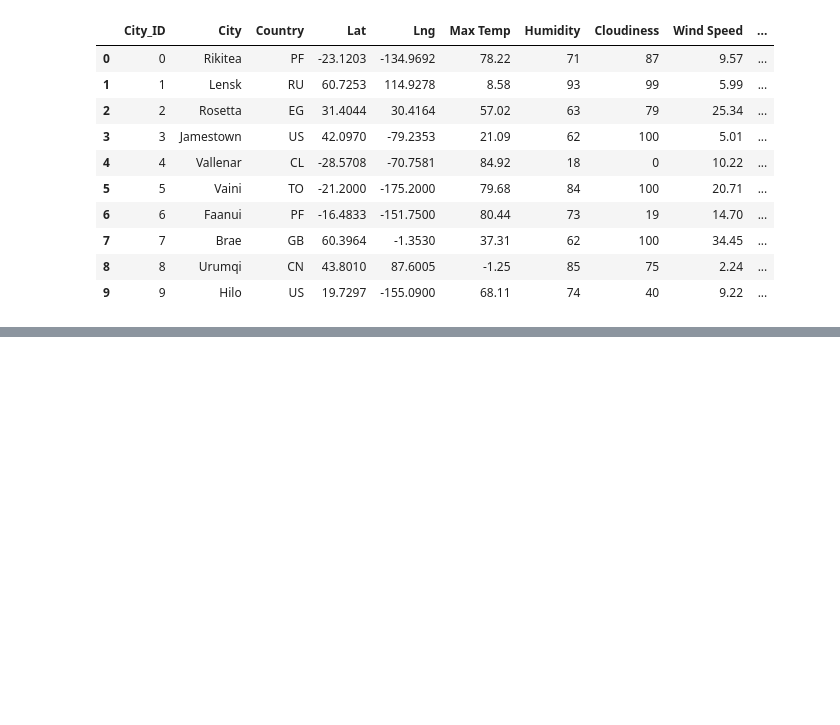
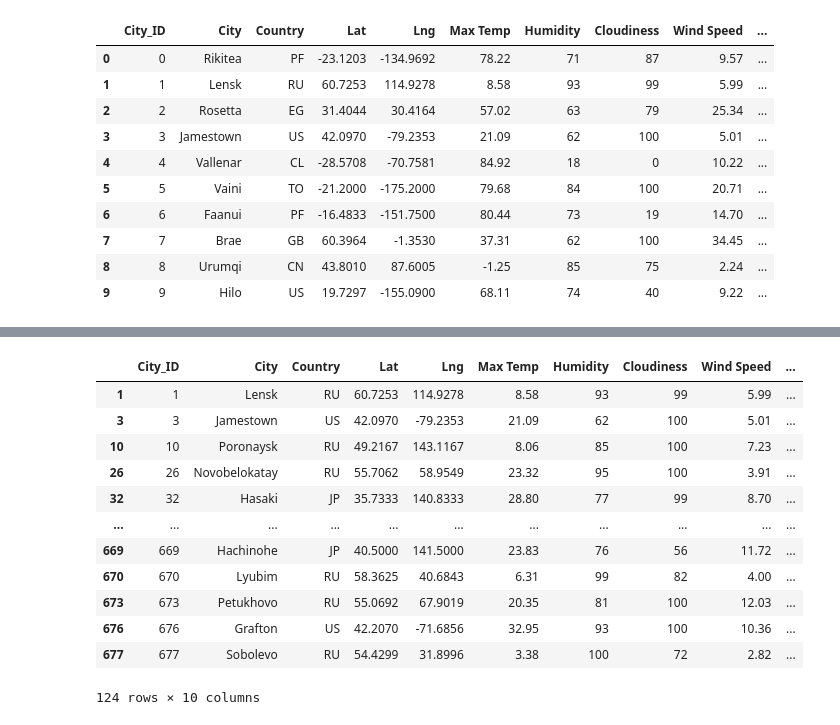
Before and after one commit to wilson-alexei/World_Weaather_Analysis-, a Jupyter notebook: Vacation_Search/Vacation_Search.ipynb, the cells around one changed output, grey strips where cells are left out. Drawn from its saved outputs; the diff is of its cells as text; code cells hidden in the pictures; blank space fills up the shorter version.

```diff
--- a/Vacation_Search/Vacation_Search.ipynb
+++ b/Vacation_Search/Vacation_Search.ipynb
@@ -29,3 +29,5 @@ city_data_df.head(10)
 | 9 | 9 | Hilo | US | 19.7297 | -155.0900 | 68.11 | 74 | 40 | 9.22 | ... |
 # %%
 # 2. Prompt the user to enter minimum and maximum temperature criteria
+min_temp = float(input("What is the minimum temperature you would like for your trip? "))
+max_temp = float(input("What is the maximum temperature you would like for your trip? "))
@@ -32,2 +37,5 @@ city_data_df.head(10)
 # %%
 # 3. Filter the city_data_df DataFrame using the input statements to create a new DataFrame using the loc method.
+preferred_cities_df = city_data_df.loc[(city_data_df["Max Temp"]<=max_temp) &
+                                       (city_data_df["Max Temp"]>min_temp)]
+preferred_cities_df.head(10)
@@ -36,4 +69,19 @@ city_data_df.head(10)
 # %%
 # 4b. Drop any empty rows and create a new DataFrame that doesn’t have empty rows.
+preferred_cities_df.dropna()
+# %% [output]
+|  | City_ID | City | Country | Lat | Lng | Max Temp | Humidity | Cloudiness | Wind Speed | ... |
+| 1 | 1 | Lensk | RU | 60.7253 | 114.9278 | 8.58 | 93 | 99 | 5.99 | ... |
+| 3 | 3 | Jamestown | US | 42.0970 | -79.2353 | 21.09 | 62 | 100 | 5.01 | ... |
+| 10 | 10 | Poronaysk | RU | 49.2167 | 143.1167 | 8.06 | 85 | 100 | 7.23 | ... |
+| 26 | 26 | Novobelokatay | RU | 55.7062 | 58.9549 | 23.32 | 95 | 100 | 3.91 | ... |
+| 32 | 32 | Hasaki | JP | 35.7333 | 140.8333 | 28.80 | 77 | 99 | 8.70 | ... |
+| ... | ... | ... | ... | ... | ... | ... | ... | ... | ... | ... |
+| 669 | 669 | Hachinohe | JP | 40.5000 | 141.5000 | 23.83 | 76 | 56 | 11.72 | ... |
+| 670 | 670 | Lyubim | RU | 58.3625 | 40.6843 | 6.31 | 99 | 82 | 4.00 | ... |
+| 673 | 673 | Petukhovo | RU | 55.0692 | 67.9019 | 20.35 | 81 | 100 | 12.03 | ... |
+| 676 | 676 | Grafton | US | 42.2070 | -71.6856 | 32.95 | 93 | 100 | 10.36 | ... |
+| 677 | 677 | Sobolevo | RU | 54.4299 | 31.8996 | 3.38 | 100 | 72 | 2.82 | ... |
+124 rows × 10 columns
 # %%
 # 5a. Create DataFrame called hotel_df to store hotel names along with city, country, max temp, and coordinates.
```
Also changed, not shown: parts of 11 cells of this notebook.
